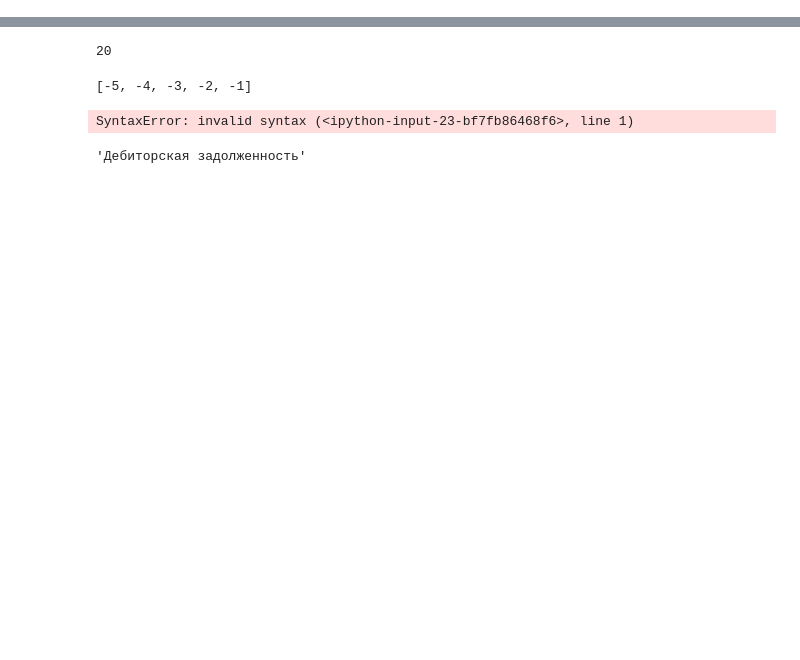
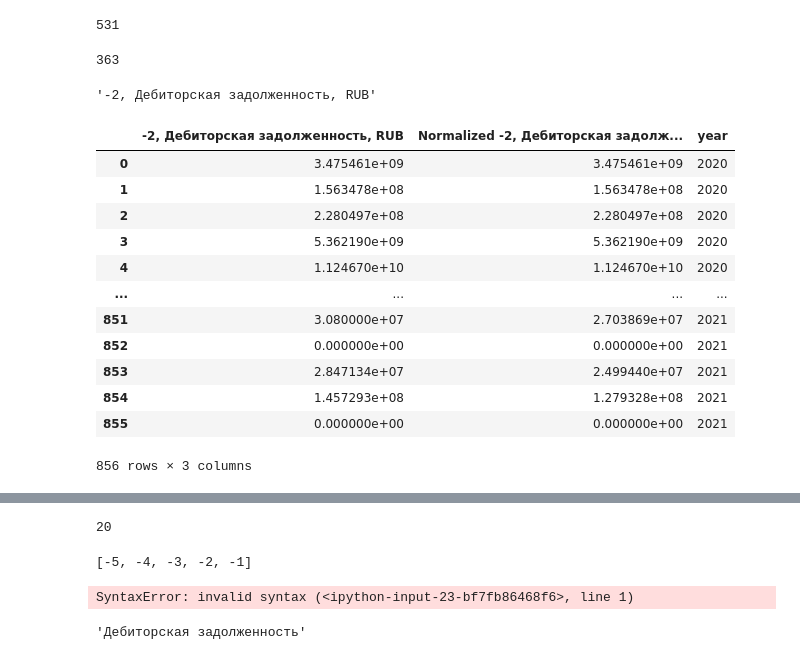
Before and after one commit to YurchenkoPO/McKinsey_Severstal_Hack_2022, a Jupyter notebook: notebooks/leha_features.ipynb, the cells around one changed output, grey strips where cells are left out. Saved outputs shown, nothing was run; the diff lists cells and outputs as text; code cells hidden in the pictures; blank space fills up the shorter version.

```diff
--- a/notebooks/leha_features.ipynb
+++ b/notebooks/leha_features.ipynb
@@ -30,0 +31,12 @@ df_1
+# %%
+len(df_0[df_0['year'] == '2020'])
+# %% [output]
+531
+# %%
+df_0[df_0['year'] == '2020']['binary_target'].sum()
+# %% [output]
+363
+# %%
+col_name
+# %% [output]
+'-2, Дебиторская задолженность, RUB'
@@ -30,0 +62,16 @@ df_1
+# %%
+df[[col_name, 'Normalized ' + col_name, 'year']]
+# %% [output]
+|  | -2, Дебиторская задолженность, RUB | Normalized -2, Дебиторская задолж... | year |
+| 0 | 3.475461e+09 | 3.475461e+09 | 2020 |
+| 1 | 1.563478e+08 | 1.563478e+08 | 2020 |
+| 2 | 2.280497e+08 | 2.280497e+08 | 2020 |
+| 3 | 5.362190e+09 | 5.362190e+09 | 2020 |
+| 4 | 1.124670e+10 | 1.124670e+10 | 2020 |
+| ... | ... | ... | ... |
+| 851 | 3.080000e+07 | 2.703869e+07 | 2021 |
+| 852 | 0.000000e+00 | 0.000000e+00 | 2021 |
+| 853 | 2.847134e+07 | 2.499440e+07 | 2021 |
+| 854 | 1.457293e+08 | 1.279328e+08 | 2021 |
+| 855 | 0.000000e+00 | 0.000000e+00 | 2021 |
+856 rows × 3 columns
```
Also changed, not shown: parts of 10 cells of this notebook, 1 other file.
